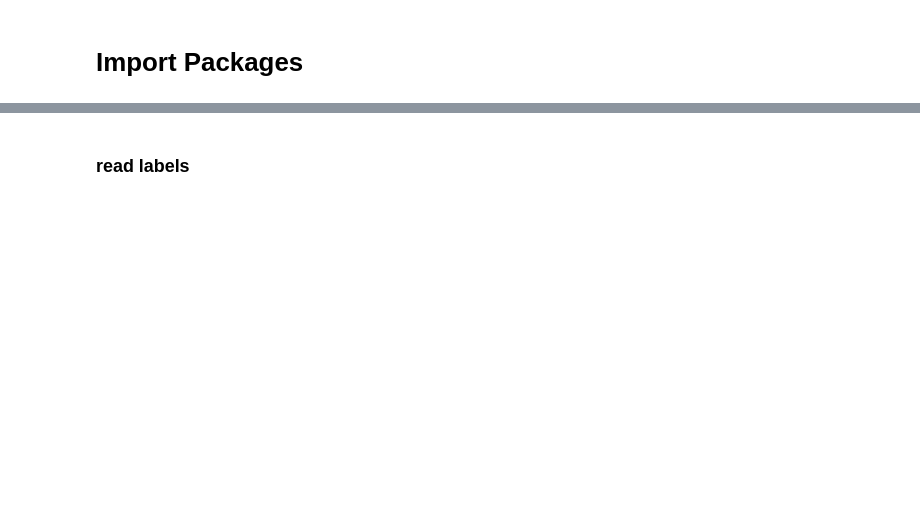
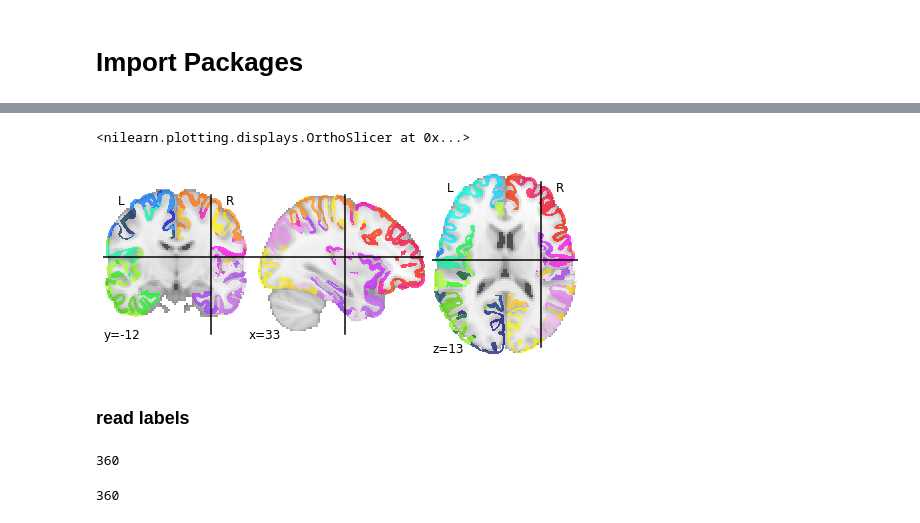
Before and after one commit to wq1701/rsfMRI, a Jupyter notebook: data_extraction.ipynb, the cells around one changed output, grey strips where cells are left out. Saved outputs shown, nothing was run; the diff lists cells and outputs as text; code cells hidden in the pictures; blank space fills up the shorter version.

```diff
--- a/data_extraction.ipynb
+++ b/data_extraction.ipynb
@@ -21,2 +58,7 @@ parc_data.shape
+# %%
+plotting.plot_roi(parc_data)
+# %% [output]
+<nilearn.plotting.displays.OrthoSlicer at 0x...>
+[figure, added]
 # %% [markdown]
 ### read labels
@@ -27 +65,24 @@ labels = pd.read_csv("mmp_roinames.csv")
+# %%
+csv_file = "mmp_roinames.csv"
+
+labels = pd.read_csv("mmp_roinames.csv", header = None)
+
+type(labels)
+# convert to list
+
+labels = labels.values.tolist()
+
+len(labels)
+# %% [output]
+360
+# %%
+# flatten the label list
+flat_labels = []
+for sublist in labels:
+    for label in sublist:
+        flat_labels.append(label)
+
+len(flat_labels)
+# %% [output]
+360
 # %% [markdown]
```
Also changed, not shown: parts of 31 cells of this notebook, 1 other file.
